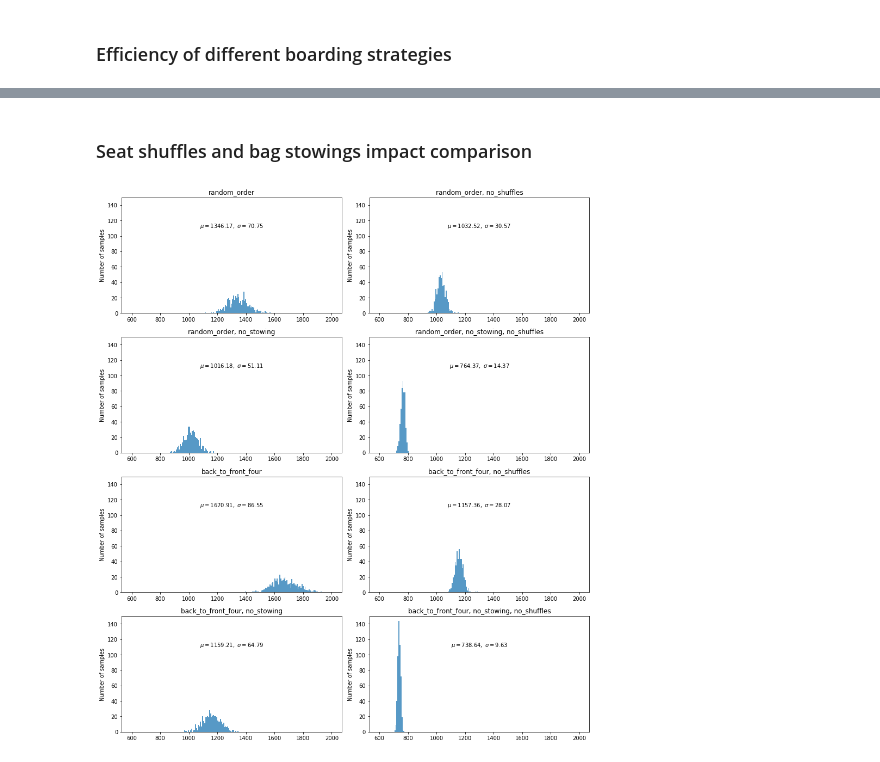
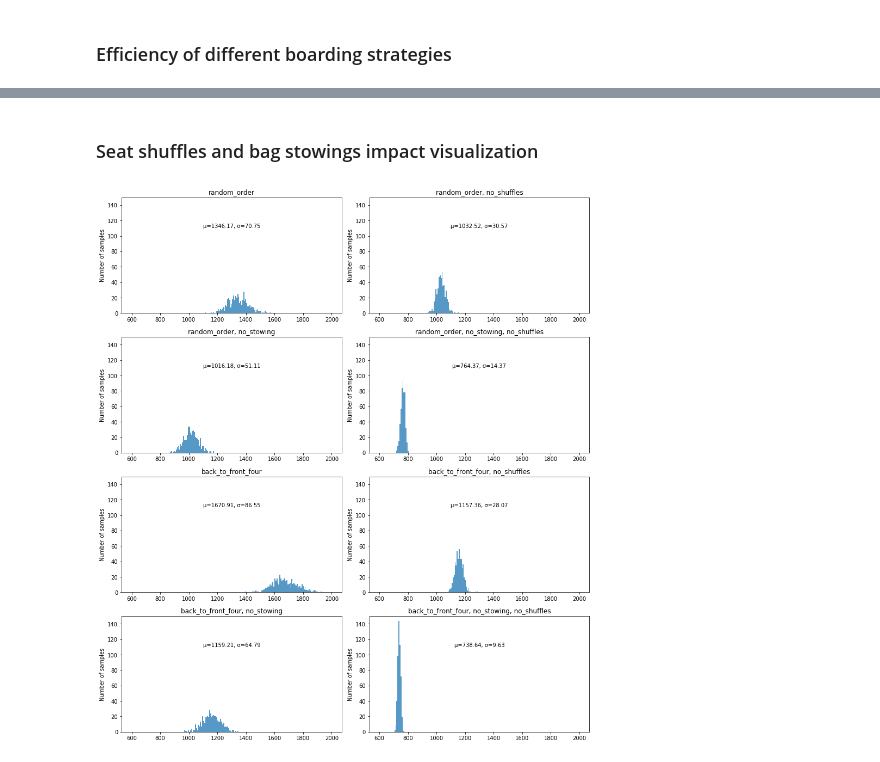
Before and after one commit to mPiotrek/boarding_simulation, a Jupyter notebook: Results.ipynb, the cells around one changed output, grey strips where cells are left out. Cells and saved outputs as stored; diff of their text form; code cells hidden in the pictures.

```diff
--- a/Results.ipynb
+++ b/Results.ipynb
@@ -45,9 +62,16 @@ with open("./pickle_dumps/batch_methods_500_664078.pkl", 'rb') as f:
 # %%
 bins = numpy.linspace(750, 2250, 200)
+
+text_shift = len(max(batch_methods.keys(), key=len))+1
 
 for boarding_method, times in batch_methods.items():
     times = [t for t in times if t is not None]
     plt.hist(times, bins=bins, alpha=0.75, label=boarding_method)
+
+    μ = statistics.mean(times)
+    σ = statistics.stdev(times)
+
+    print(f"{boarding_method+':':<{text_shift}} μ={μ:>7.2f}, σ={σ:>5.2f}")
 
 plt.title("Different boarding methods comparison")
 plt.xlabel("Total time [ticks]")
@@ -59,35 +103,35 @@ plt.show()
 # %% [markdown]
-### Seat shuffles and bag stowings impact comparison
+### Seat shuffles and bag stowings impact visualization
 # %%
 with open("./pickle_dumps/batch_comparison_500_664078.pkl", 'rb') as f:
     batch_comparison = pickle.load(f)
 # %%
 bins = numpy.linspace(600, 2000, 200)
 top = 150
 
 fig = plt.figure(figsize=(6.4*2, 4.8*3))
 
 for i, (bmt, timesss) in enumerate(batch_comparison.items()):
     for j, (nsh, timess) in enumerate(timesss.items()):
         for k, (nst, times) in enumerate(timess.items()):
             ax = plt.subplot(4, 2, (4*i + 1*j + 2*k + 1))
 
             times = [t for t in times if t is not None]
             ax.hist(times, bins=bins, alpha=0.75)
             ax.set_ylim(top=top)
 
-            mu = statistics.mean(times)
-            sigma = statistics.stdev(times)
-            ax.text(0.5, 0.75, f"$\\mu={mu:.2f},\\ \\sigma={sigma:.2f}$",
+            μ = statistics.mean(times)
+            σ = statistics.stdev(times)
+            ax.text(0.5, 0.75, f"μ={μ:.2f}, σ={σ:.2f}",
             horizontalalignment='center',
             verticalalignment='center',
             transform = ax.transAxes)
 
             ax.set_title(bmt + (", no_stowing" if nst else "") + (", no_shuffles" if nsh else ""))
             # ax.set_xlabel('')
             ax.set_ylabel("Number of samples")
 
 fig.tight_layout()
 plt.show()
 # %% [output]
-[figure, old version]
+[figure, new version]
```
Also changed, not shown: parts of 11 cells of this notebook.
